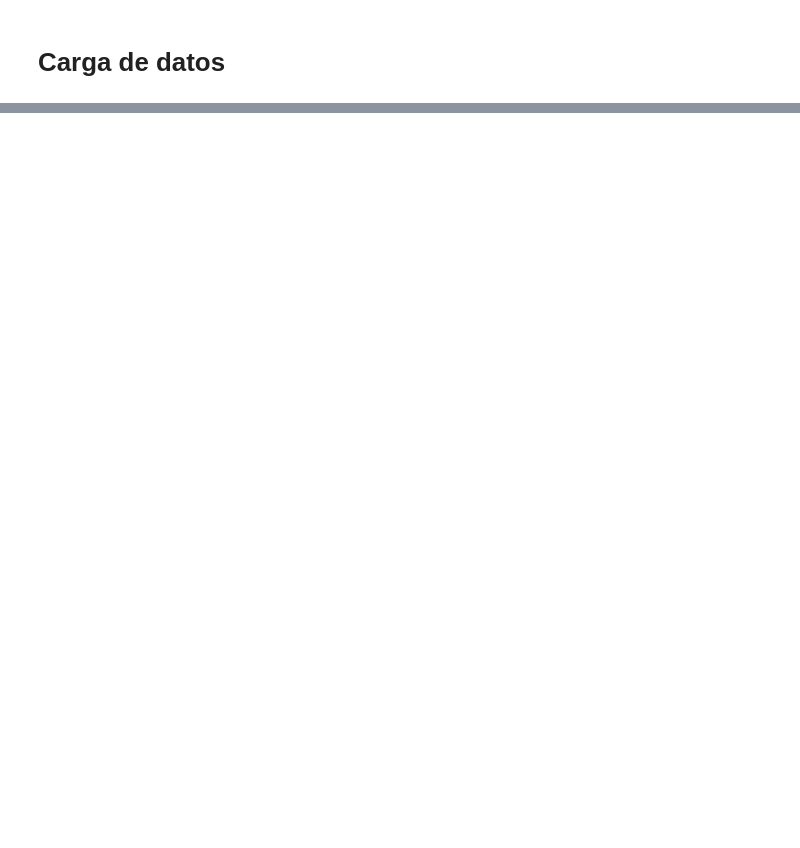
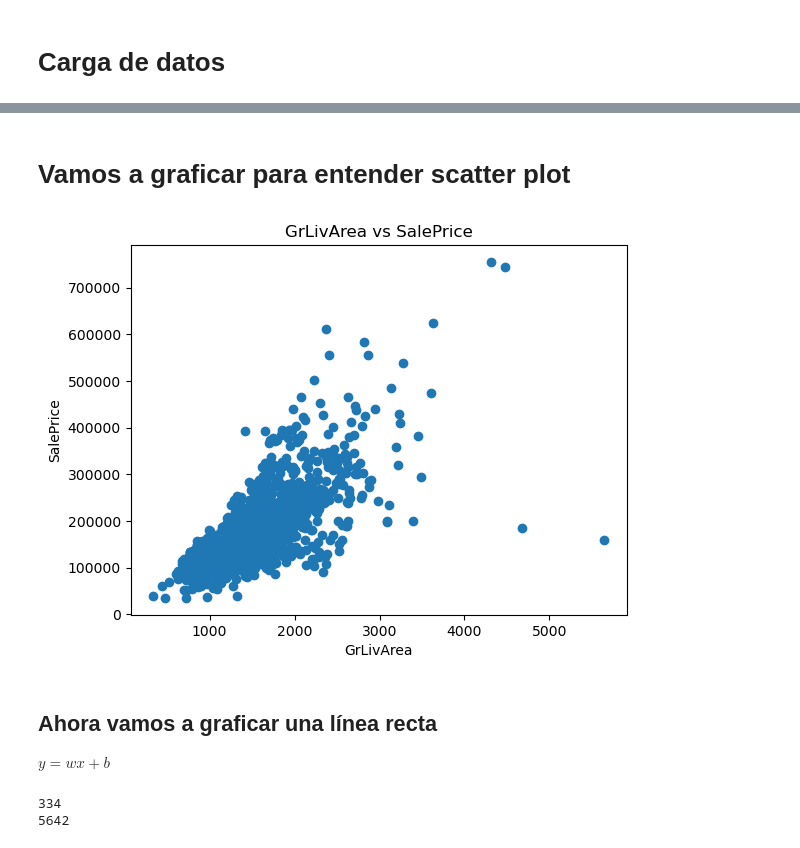
Before and after one commit to 59822/regresion_lineal1, a Jupyter notebook: rl1.ipynb, the cells around one changed output, grey strips where cells are left out. Drawn from its saved outputs; the diff is of its cells as text; code cells hidden in the pictures; blank space fills up the shorter version.

```diff
--- a/rl1.ipynb
+++ b/rl1.ipynb
@@ -66,0 +65,25 @@ import numpy
+# %% [markdown]
+# Vamos a graficar para entender scatter plot
+# %%
+plt.scatter(x = train['GrLivArea'], y = train['SalePrice'])
+plt.title('GrLivArea vs SalePrice')
+plt.xlabel('GrLivArea')
+plt.ylabel('SalePrice')
+plt.show()
+# %% [output]
+[figure, added]
+# %% [markdown]
+## Ahora vamos a graficar una línea recta
+
+$ y = wx +b $
+# %%
+print(train['GrLivArea'].min())
+print(train['GrLivArea'].max())
+w = 250
+b = 0
+
+# Estos valores solo son para probar el modelo
+#Observamos el valor mínimo de la columna GrLivArea
+# %% [output]
+334
+5642
```
Also changed, not shown: parts of 20 cells of this notebook.
